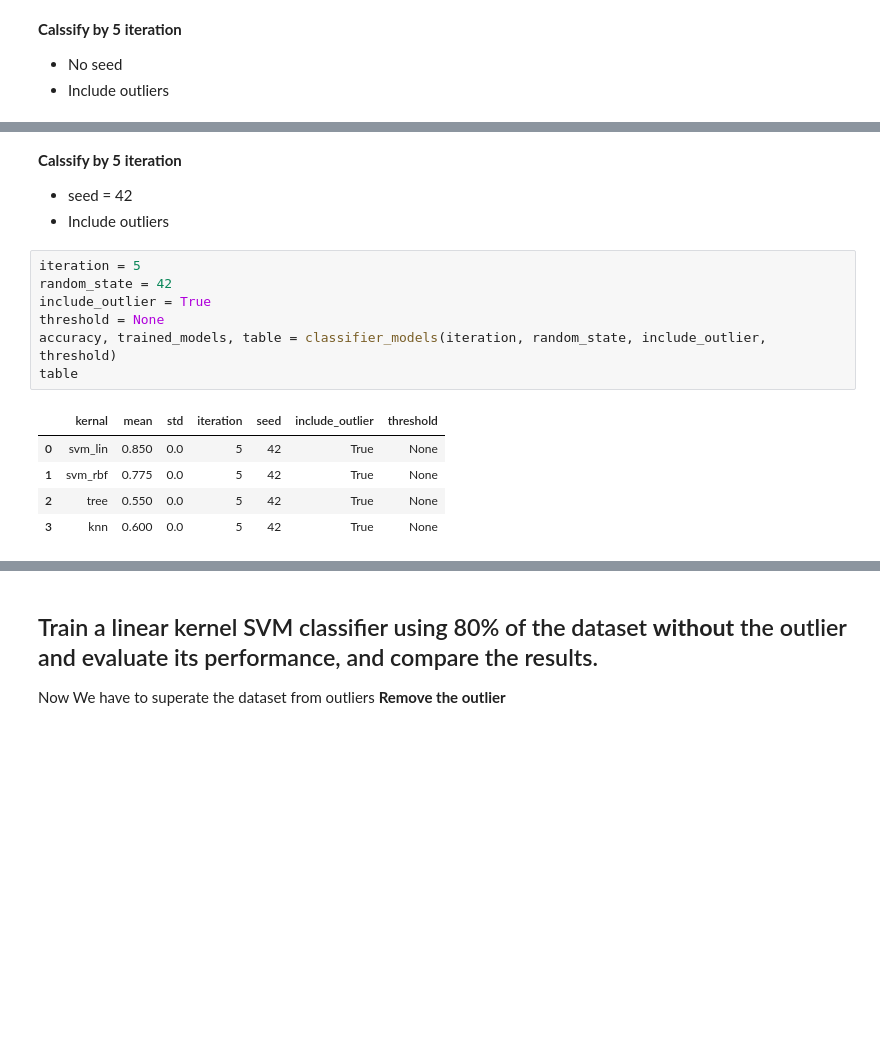
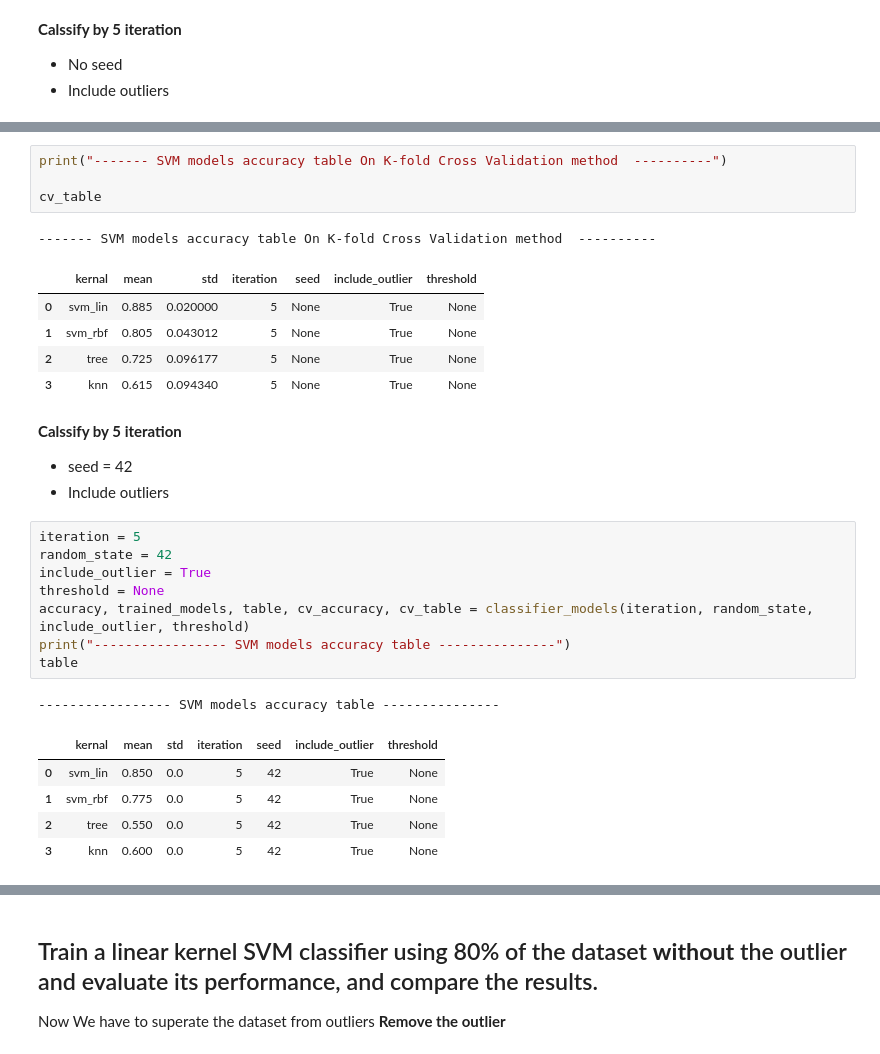
Before and after one commit to nawroz-m/ML_learning, a Jupyter notebook: G5_EGG.ipynb, the cells around one changed output, grey strips where cells are left out. Drawn from its saved outputs; the diff is of its cells as text; blank space fills up the shorter version.

```diff
--- a/G5_EGG.ipynb
+++ b/G5_EGG.ipynb
@@ -363,3 +404,14 @@ table
+# %%
+print("------- SVM models accuracy table On K-fold Cross Validation method  ----------")
+
+cv_table
+# %% [output]
+------- SVM models accuracy table On K-fold Cross Validation method  ----------
+|  | kernal | mean | std | iteration | seed | include_outlier | threshold |
+| 0 | svm_lin | 0.885 | 0.020000 | 5 | None | True | None |
+| 1 | svm_rbf | 0.805 | 0.043012 | 5 | None | True | None |
+| 2 | tree | 0.725 | 0.096177 | 5 | None | True | None |
+| 3 | knn | 0.615 | 0.094340 | 5 | None | True | None |
 # %% [markdown]
 **Calssify by 5 iteration**
 - seed = 42
@@ -369,9 +421,11 @@ iteration = 5
 random_state = 42
 include_outlier = True
 threshold = None
-accuracy, trained_models, table = classifier_models(iteration, random_state, include_outlier, threshold)
+accuracy, trained_models, table, cv_accuracy, cv_table = classifier_models(iteration, random_state, include_outlier, threshold)
+print("----------------- SVM models accuracy table ---------------")
 table
 # %% [output]
+----------------- SVM models accuracy table ---------------
 |  | kernal | mean | std | iteration | seed | include_outlier | threshold |
 | 0 | svm_lin | 0.850 | 0.0 | 5 | 42 | True | None |
 | 1 | svm_rbf | 0.775 | 0.0 | 5 | 42 | True | None |
```
Also changed, not shown: parts of 12 cells of this notebook.
